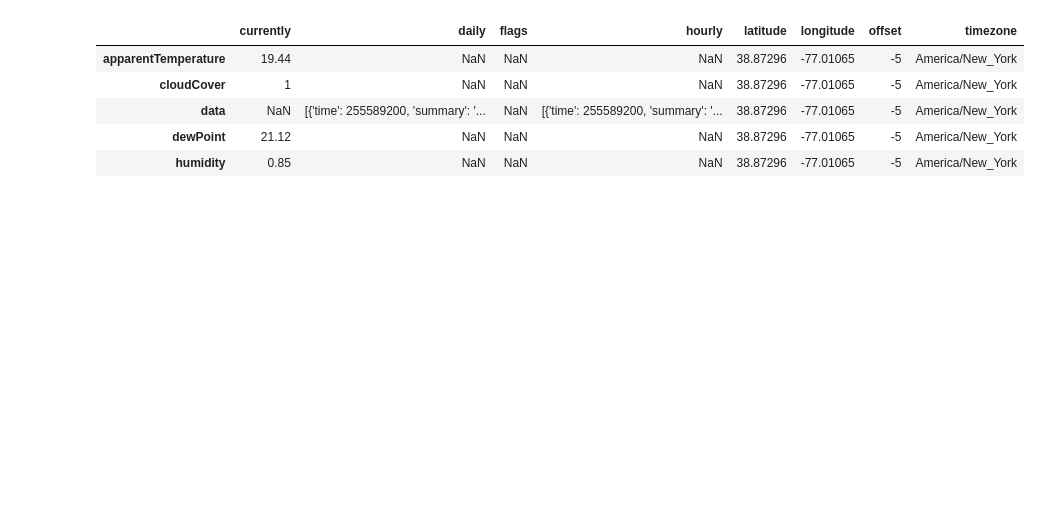
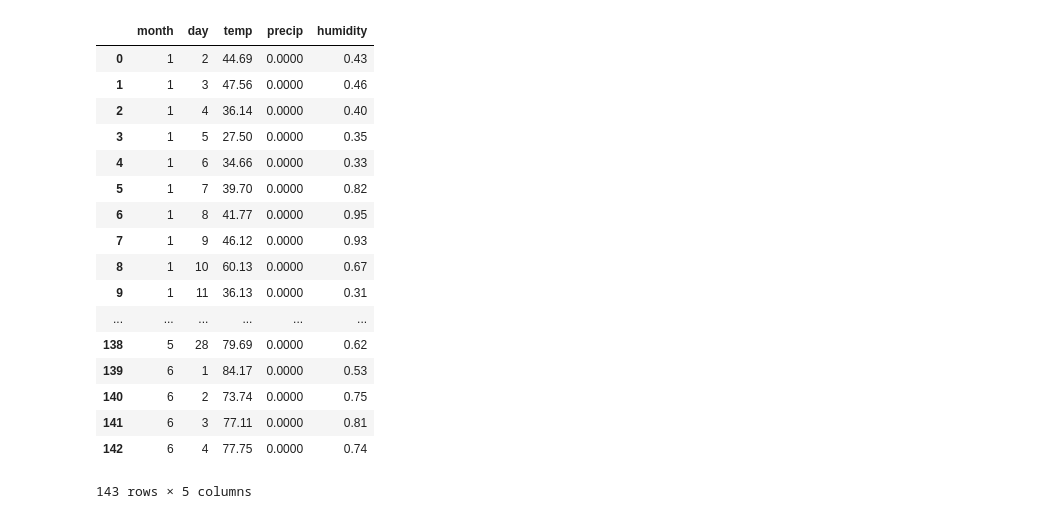
Before and after one commit to wrangamujadidi/capstone_opioid, a Jupyter notebook: Weather Notebook.ipynb, the cells around one changed output. Saved outputs shown, nothing was run; the diff lists cells and outputs as text; code cells hidden in the pictures; blank space fills up the shorter version.

Commit message:
Code to collect the weather data
Attached is the code to collect the weather data from the Dark Sky API for one lat/long.  It also contains the csv where the data was uploaded.

```diff
--- a/Weather Notebook.ipynb
+++ b/Weather Notebook.ipynb
@@ -49,0 +168,3 @@ df = pd.DataFrame(parsed)
+# %%
+df = pd.read_csv('weather.csv')
+df
@@ -50,9 +190,23 @@ df = pd.DataFrame(parsed)
+# %%
+df.columns = ["month", "day", "temp", "precip", "humidity"]
 # %%
-df.head()
+df
 # %% [output]
-|  | currently | daily | flags | hourly | latitude | longitude | offset | timezone |
-| apparentTemperature | 19.44 | NaN | NaN | NaN | 38.87296 | -77.01065 | -5 | America/New_York |
-| cloudCover | 1 | NaN | NaN | NaN | 38.87296 | -77.01065 | -5 | America/New_York |
-| data | NaN | [{'time': 255589200, 'summary': '... | NaN | [{'time': 255589200, 'summary': '... | 38.87296 | -77.01065 | -5 | America/New_York |
-| dewPoint | 21.12 | NaN | NaN | NaN | 38.87296 | -77.01065 | -5 | America/New_York |
-| humidity | 0.85 | NaN | NaN | NaN | 38.87296 | -77.01065 | -5 | America/New_York |
+|  | month | day | temp | precip | humidity |
+| 0 | 1 | 2 | 44.69 | 0.0000 | 0.43 |
+| 1 | 1 | 3 | 47.56 | 0.0000 | 0.46 |
+| 2 | 1 | 4 | 36.14 | 0.0000 | 0.40 |
+| 3 | 1 | 5 | 27.50 | 0.0000 | 0.35 |
+| 4 | 1 | 6 | 34.66 | 0.0000 | 0.33 |
+| 5 | 1 | 7 | 39.70 | 0.0000 | 0.82 |
+| 6 | 1 | 8 | 41.77 | 0.0000 | 0.95 |
+| 7 | 1 | 9 | 46.12 | 0.0000 | 0.93 |
+| 8 | 1 | 10 | 60.13 | 0.0000 | 0.67 |
+| 9 | 1 | 11 | 36.13 | 0.0000 | 0.31 |
+| ... | ... | ... | ... | ... | ... |
+| 138 | 5 | 28 | 79.69 | 0.0000 | 0.62 |
+| 139 | 6 | 1 | 84.17 | 0.0000 | 0.53 |
+| 140 | 6 | 2 | 73.74 | 0.0000 | 0.75 |
+| 141 | 6 | 3 | 77.11 | 0.0000 | 0.81 |
+| 142 | 6 | 4 | 77.75 | 0.0000 | 0.74 |
+143 rows × 5 columns
```
Also changed, not shown: parts of 12 cells of this notebook, 1 other file.
